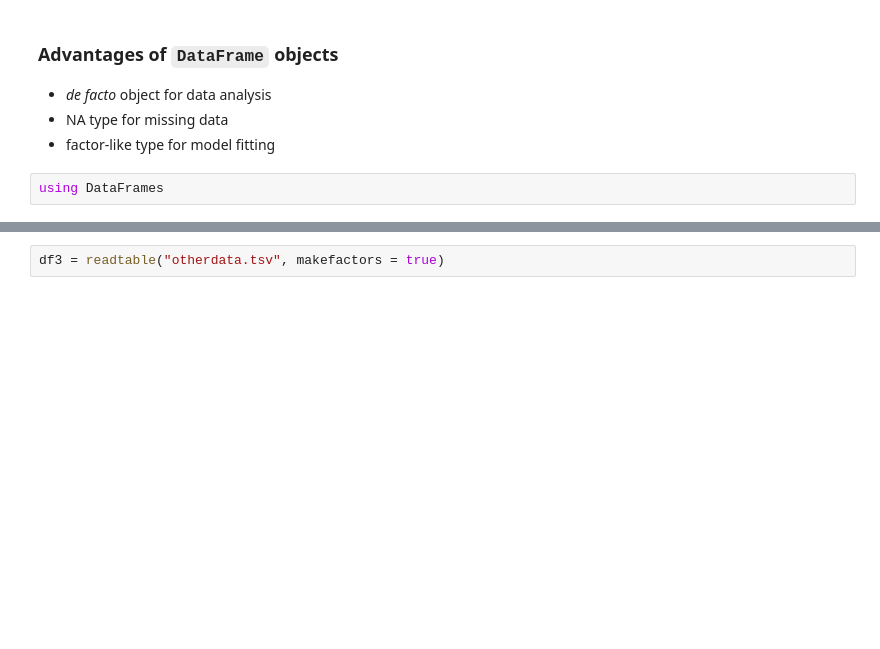
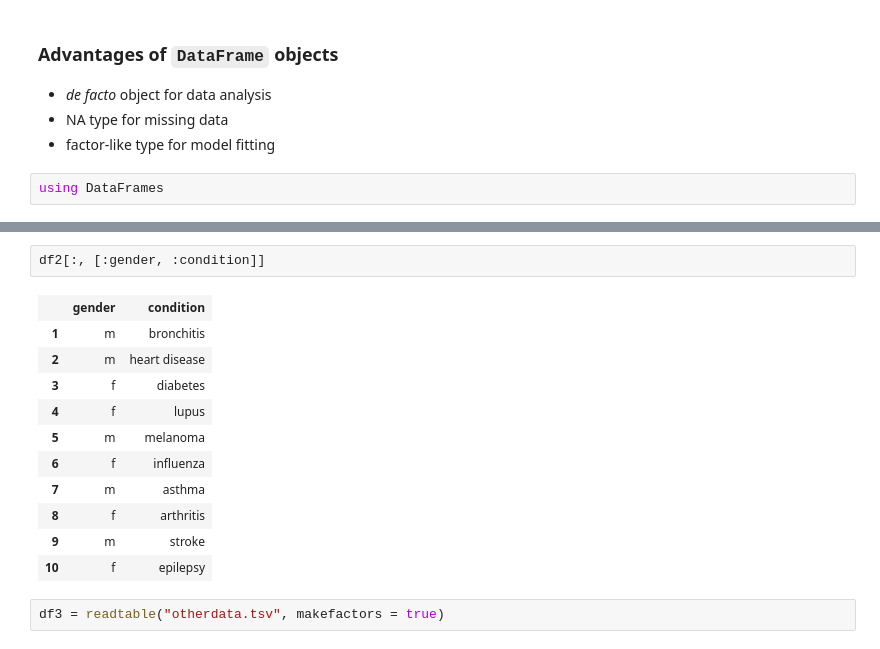
Before and after one commit to paulstey/stats_in_julia, a Jupyter notebook: stats_in_julia.ipynb, the cells around one changed output, grey strips where cells are left out. Drawn from its saved outputs; the diff is of its cells as text; blank space fills up the shorter version.

```diff
--- a/stats_in_julia.ipynb
+++ b/stats_in_julia.ipynb
@@ -96,3 +310,17 @@ df2 = readtable("somedata.csv", makefactors = true)
+# %%
+df2[:, [:gender, :condition]]
+# %% [output]
+|  | gender | condition |
+| 1 | m | bronchitis |
+| 2 | m | heart disease |
+| 3 | f | diabetes |
+| 4 | f | lupus |
+| 5 | m | melanoma |
+| 6 | f | influenza |
+| 7 | m | asthma |
+| 8 | f | arthritis |
+| 9 | m | stroke |
+| 10 | f | epilepsy |
 # %%
 df3 = readtable("otherdata.tsv", makefactors = true)
 # %%
```
Also changed, not shown: parts of 62 cells of this notebook, 2 other files.
